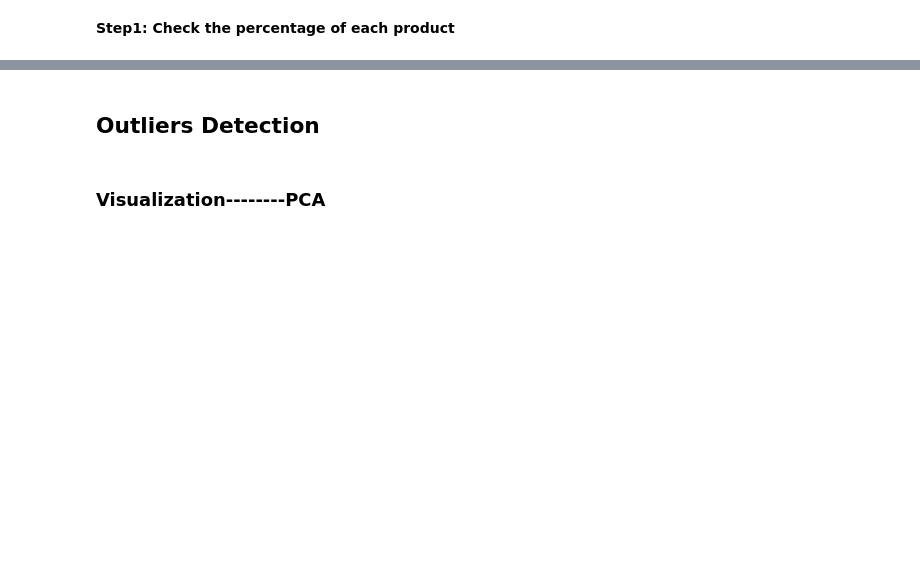
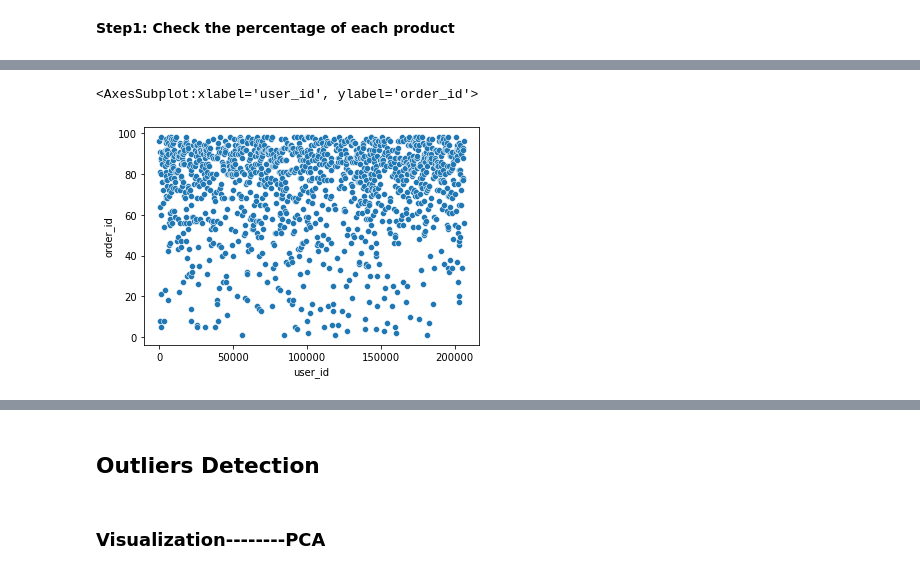
Before and after one commit to ireydiak/fraud_detection, a Jupyter notebook: TP2/Wanlin/preprocessing.ipynb, the cells around one changed output, grey strips where cells are left out. Saved outputs shown, nothing was run; the diff lists cells and outputs as text; code cells hidden in the pictures; blank space fills up the shorter version.

```diff
--- a/TP2/Wanlin/preprocessing.ipynb
+++ b/TP2/Wanlin/preprocessing.ipynb
@@ -259,0 +278,7 @@ data.shape
+# %%
+import seaborn as sns
+
+sns.scatterplot(data=df_user, x="user_id", y="order_id")
+# %% [output]
+<AxesSubplot:xlabel='user_id', ylabel='order_id'>
+[figure, added]
```
Also changed, not shown: parts of 32 cells of this notebook, 1 other file.
